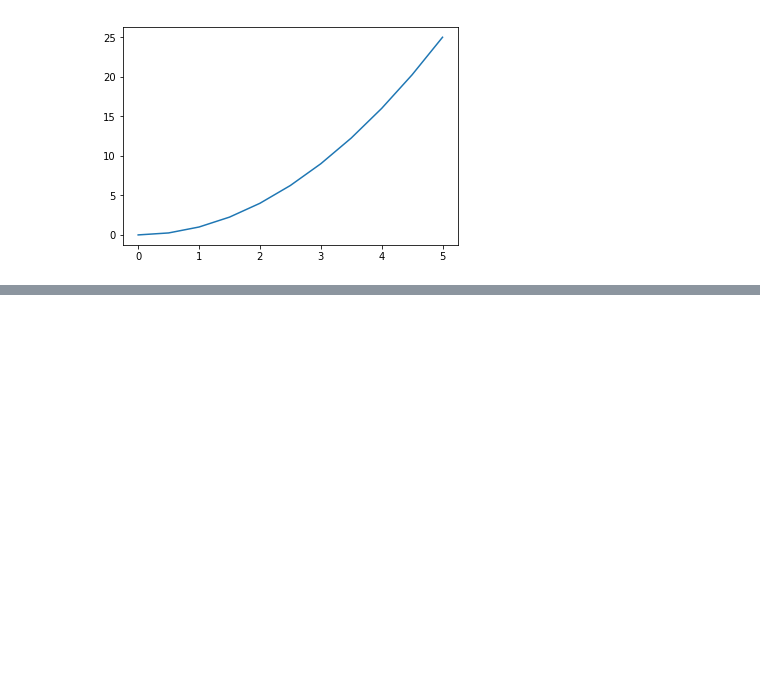
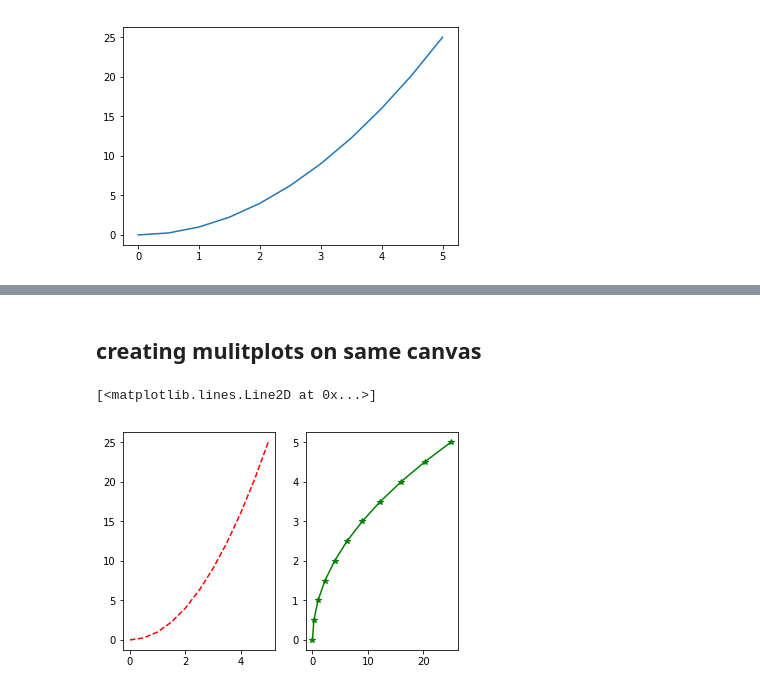
Before and after one commit to IORD1/ml_with_python, a Jupyter notebook: Matplolib.ipynb, the cells around one changed output, grey strips where cells are left out. Drawn from its saved outputs; the diff is of its cells as text; code cells hidden in the pictures; blank space fills up the shorter version.

```diff
--- a/Matplolib.ipynb
+++ b/Matplolib.ipynb
@@ -26,0 +30,11 @@ plt.title('String title here')
+# %% [markdown]
+## creating mulitplots on same canvas
+# %%
+#plt.subplot(nrows, ncols, plot_number )
+plt.subplot(1,2,1)
+plt.plot(x,y,'r--') #red dotted
+plt.subplot(1,2,2)
+plt.plot(y,x, 'g*-') #green markedline
+# %% [output]
+[<matplotlib.lines.Line2D at 0x...>]
+[figure, added]
```
Also changed, not shown: parts of 10 cells of this notebook.
